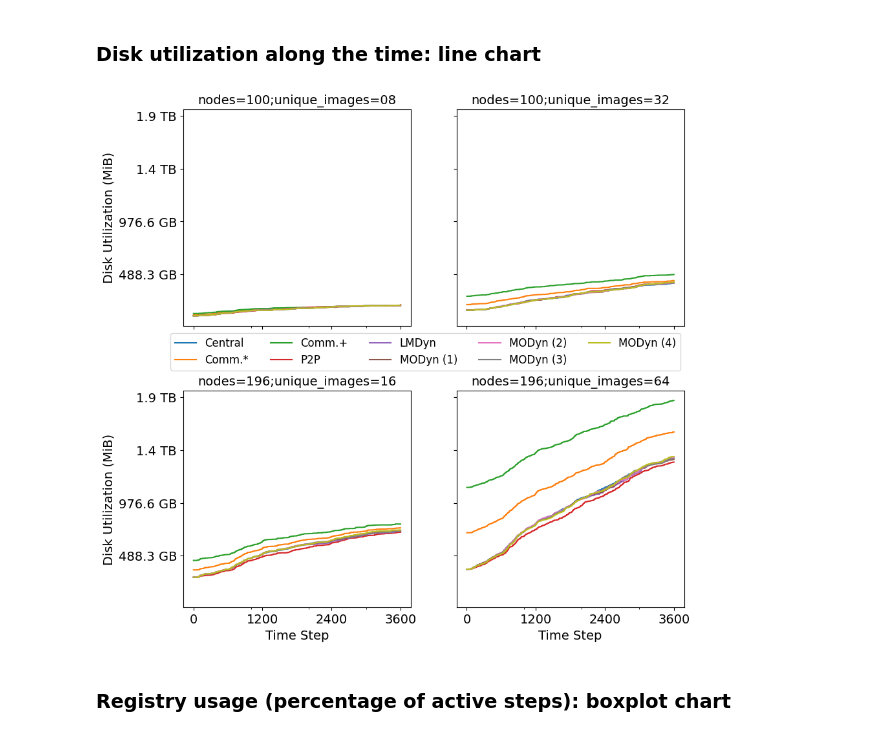
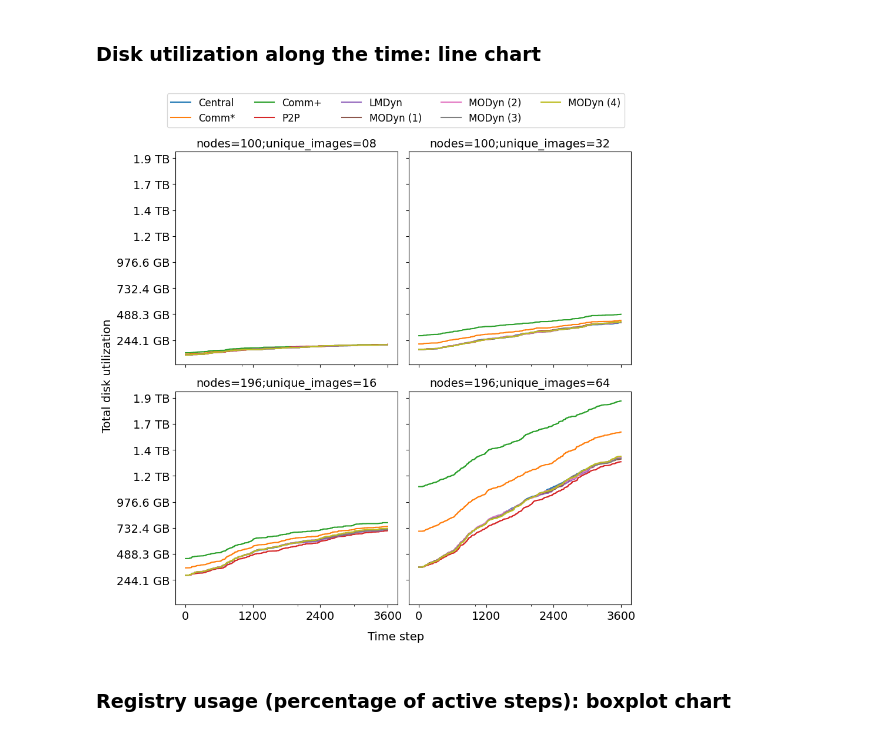
Before and after one commit to lucasroges/dynamic-registry-provisioning, a Jupyter notebook: analysis.ipynb, the cells around one changed output. Cells and saved outputs as stored; diff of their text form; code cells hidden in the pictures.

```diff
--- a/analysis.ipynb
+++ b/analysis.ipynb
@@ -659,7 +620,6 @@ plt.savefig(f"{base_dir}/provisioned_registries.pdf", bbox_inches='tight')
 # %% [markdown]
 ### Resource usage (server computing utilization along the time): line chart
 # %%
-# TODO: check how to share labels
 plt.rcParams.update({'font.size': 14, 'axes.titlesize': 14, 'legend.fontsize': 12})
 fig, ax = plt.subplots(2, 2, figsize=(10, 10), sharex=True, sharey=True)
 
@@ -667,15 +627,16 @@ for counter, (key, server_data) in enumerate(server_data_dfs.items()):
     server_data[0].plot(ax=ax[counter // 2][counter % 2], legend=False, xticks=range(0, last_step + 1, 1200), yticks=[0.58, 0.6, 0.62, 0.64, 0.66, 0.68])
     customize_chart(
         ax[counter // 2][counter % 2],
-        xlabel="Time Step",
-        ylabel="Normalized Server Utilization",
         title=key,
     )
     ax[counter // 2][counter % 2].yaxis.set_major_formatter(mticker.PercentFormatter(xmax=1, decimals=0))
+    ax[counter // 2][counter % 2].set_xlabel("")
 
 handles, _ = plt.gca().get_legend_handles_labels()
-fig.legend(handles, algorithm_labels, loc='center', ncols=5, bbox_to_anchor=(0.5, 0.505))
-plt.subplots_adjust(hspace=0.3)
+fig.legend(handles, logs_labels, loc='center', ncols=5, bbox_to_anchor=(0.5, 0.95))
+fig.text(0.04, 0.5, "Normalized Server Utilization", va='center', rotation='vertical')
+fig.text(0.5, 0.05, "Time step", ha='center')
 
-plt.savefig(f"{base_dir}/server_utilization.pdf", bbox_inches='tight')
+plt.subplots_adjust(wspace=0.05, hspace=0.125)
+plt.savefig(f"{base_dir}/normalized-mean-server-utilization-computing.pdf", bbox_inches='tight')
 # %% [output]
@@ -690,7 +651,7 @@ provisioning_time_table = pd.DataFrame(
     }
 )
 
-provisioning_time_table.index = algorithm_labels
+provisioning_time_table.index = logs_labels
 
 provisioning_time_table_latex_string = provisioning_time_table.to_latex(
     index=True,
@@ -698,7 +659,7 @@ provisioning_time_table_latex_string = provisioning_time_table.to_latex(
     header=False,
     label="tab:provisioning-time",
     column_format="lcccc",
-    caption="Overall provisioning time in seconds (Equation~\\ref{eq:minimize-provisioning-time}).",
+    caption="Overall mean provisioning time in seconds (Equation~\\ref{eq:minimize-provisioning-time}).",
     float_format="{:0.2f}".format
 ).replace(
     "\\begin{table}",
@@ -713,25 +674,26 @@ with open(f"{base_dir}/table_provisioning_time.tex", "w") as f:
 # %% [markdown]
 ### Reallocations per type: stacker bar chart
 # %%
-# TODO: check how to share labels
 plt.rcParams.update({'font.size': 14, 'axes.titlesize': 14, 'legend.fontsize': 12})
 fig, ax = plt.subplots(2, 2, figsize=(10, 10), sharex=True, sharey=True)
 
 for counter, (key, application_data) in enumerate(application_data_dfs.items()):
     reallocations_df = application_data[["Algorithm", "Only Using Cache", "Partially Using Cache", "Not Using Cache"]]
-    reallocations_df.plot.bar(x="Algorithm", stacked=True, ax=ax[counter // 2][counter % 2], rot=45, legend=False)
+    reallocations_df.plot.bar(x="Algorithm", stacked=True, ax=ax[counter // 2][counter % 2], legend=False)
     customize_chart(
         ax[counter // 2][counter % 2],
-        xlabel="Algorithm",
-        ylabel="Number of Reallocations",
         title=key,
     )
+    ax[counter // 2][counter % 2].set_xlabel("")
+    ax[counter // 2][counter % 2].set_xticklabels(logs_labels, rotation=45, ha="right", rotation_mode="anchor")
 
 handles, labels = plt.gca().get_legend_handles_labels()
-fig.legend(handles, labels, loc='center', ncols=3, bbox_to_anchor=(0.5, 0.505))
-plt.subplots_adjust(hspace=0.2)
+fig.legend(handles, labels, loc='center', ncols=3, bbox_to_anchor=(0.5, 0.95))
+fig.text(0.04, 0.5, "Number of Reallocations", va='center', rotation='vertical')
+fig.text(0.5, 0, "Algorithm", ha='center')
 
-plt.savefig(f"{base_dir}/reallocations.pdf", bbox_inches='tight')
+plt.subplots_adjust(wspace=0.05, hspace=0.125)
+plt.savefig(f"{base_dir}/reallocations-per-type.pdf", bbox_inches='tight')
 
 # TODO: add labels to the bars (%)
 # %% [output]
@@ -746,7 +708,7 @@ disk_utilization_table = pd.DataFrame(
     }
 )
 
-disk_utilization_table.index = algorithm_labels
+disk_utilization_table.index = logs_labels
 
 disk_utilization_table_latex_string = disk_utilization_table.to_latex(
     index=True,
@@ -771,32 +733,32 @@ with open(f"{base_dir}/table_disk_utilization.tex", "w") as f:
 # %%
 def sizeof_fmt(x, pos):
     if x < 0:
         return ""
     for x_unit in ['MB', 'GB', 'TB']:
         if x < 1024.0:
             return "%3.1f %s" % (x, x_unit)
         x /= 1024.0
 
-# TODO: check how to share labels
 fig, ax = plt.subplots(2, 2, figsize=(10, 10), sharex=True, sharey=True)
 
 for counter, (key, server_data) in enumerate(server_data_dfs.items()):
     server_data[1].plot(ax=ax[counter // 2][counter % 2], legend=False, xticks=range(0, last_step + 1, 1200))
     customize_chart(
         ax[counter // 2][counter % 2],
-        xlabel="Time Step",
-        ylabel="Disk Utilization (MiB)",
         title=key,
     )
     ax[counter // 2][counter % 2].yaxis.set_major_formatter(mticker.FuncFormatter(sizeof_fmt))
+    ax[counter // 2][counter % 2].set_xlabel("")
 
 handles, _ = plt.gca().get_legend_handles_labels()
-fig.legend(handles, algorithm_labels, loc='center', ncols=5, bbox_to_anchor=(0.5, 0.505))
-plt.subplots_adjust(hspace=0.3)
+fig.legend(handles, logs_labels, loc='center', ncols=5, bbox_to_anchor=(0.5, 0.95))
+fig.text(0, 0.5, "Total disk utilization", va='center', rotation='vertical')
+fig.text(0.5, 0.05, "Time step", ha='center')
 
-plt.savefig(f"{base_dir}/disk_utilization.pdf", bbox_inches='tight')
+plt.subplots_adjust(wspace=0.05, hspace=0.125)
+plt.savefig(f"{base_dir}/total-disk-utilization.pdf", bbox_inches='tight')
 # %% [output]
-[figure, old version]
+[figure, new version]
 # %% [markdown]
 ### Registry usage (percentage of active steps): boxplot chart
 # %%
```
Also changed, not shown: parts of 18 cells of this notebook.
